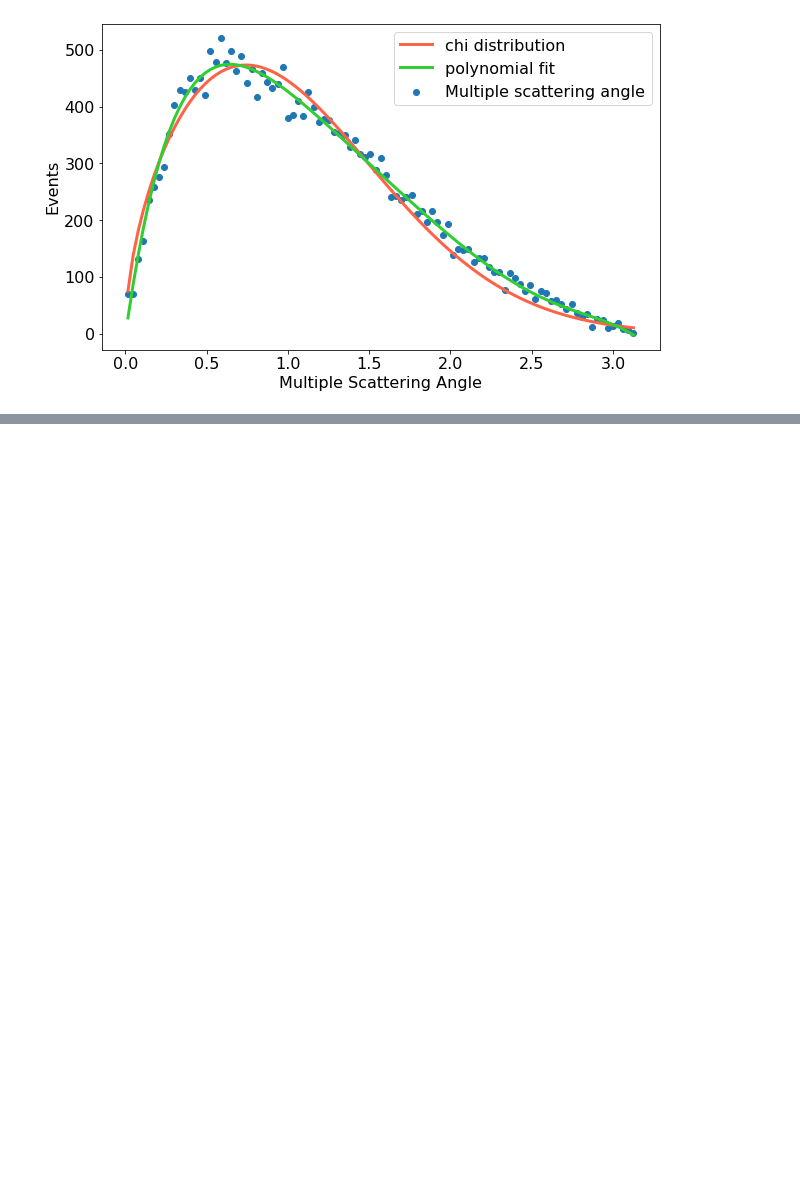
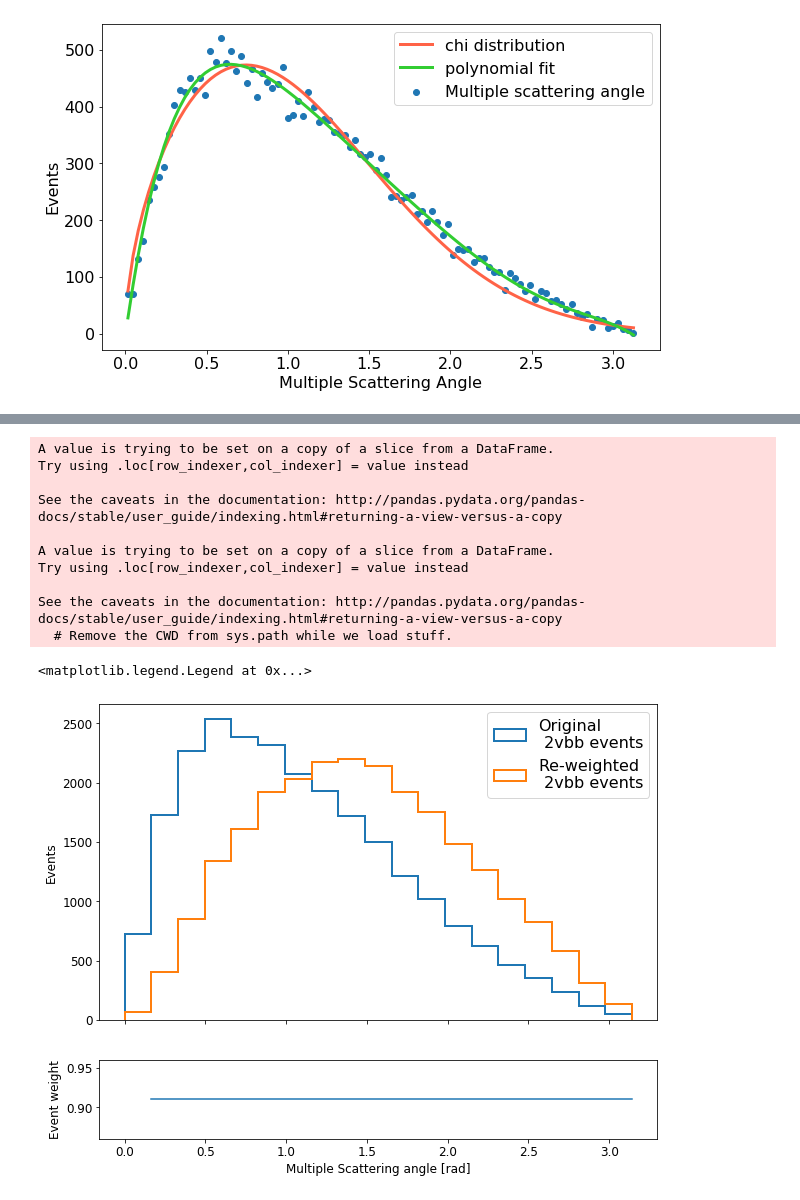
Before and after one commit to k-woodruff/bb2nu, a Jupyter notebook: bb2nu_BG_distribution.ipynb, the cells around one changed output, grey strips where cells are left out. Drawn from its saved outputs; the diff is of its cells as text; code cells hidden in the pictures; blank space fills up the shorter version.

```diff
--- a/bb2nu_BG_distribution.ipynb
+++ b/bb2nu_BG_distribution.ipynb
@@ -562,0 +576,38 @@ plt.legend(loc = 'upper left', fontsize=16)
+# %%
+fig, ax = plt.subplots(nrows=2, figsize=(10,8), sharex=True, gridspec_kw={'height_ratios': [4, 1]})
+
+abins = np.linspace(0,3.14159,20)
+
+syst_unc = 0.1
+slope = 1#-1.6
+
+df_particles_selection['mcs_weight'] = ((1 + syst_unc)*(df_particles_selection['mcs_angle']))
+weight_norm = len(df_particles_selection['event'].unique())/df_particles_selection['mcs_weight'].sum()
+df_particles_selection['mcs_weight'] = df_particles_selection['mcs_weight']*weight_norm
+
+ax[0].hist(df_particles_selection['mcs_angle'], bins=abins, histtype='step', lw=2, label='Original\n 2vbb events');
+ax[0].hist(df_particles_selection['mcs_angle'], weights=df_particles_selection['mcs_weight'], bins=abins, histtype='step', lw=2, label='Re-weighted\n 2vbb events');
+
+ax[1].plot(abins, ((1+syst_unc)*abins)/(abins)*weight_norm)
+
+ax[0].set_ylabel('Events', fontsize=12)
+ax[1].set_ylabel('Event weight', fontsize=12)
+ax[1].set_xlabel('Multiple Scattering angle [rad]', fontsize=12)
+
+ax[0].tick_params(which='major', axis='both', labelsize=12)
+ax[1].tick_params(which='major', axis='both', labelsize=12)
+
+ax[0].legend(loc='upper right', fontsize=16)
+# %% [output]
+A value is trying to be set on a copy of a slice from a DataFrame.
+Try using .loc[row_indexer,col_indexer] = value instead
+
+See the caveats in the documentation: http://pandas.pydata.org/pandas-docs/stable/user_guide/indexing.html#returning-a-view-versus-a-copy
+
+A value is trying to be set on a copy of a slice from a DataFrame.
+Try using .loc[row_indexer,col_indexer] = value instead
+
+See the caveats in the documentation: http://pandas.pydata.org/pandas-docs/stable/user_guide/indexing.html#returning-a-view-versus-a-copy
+  # Remove the CWD from sys.path while we load stuff.
+<matplotlib.legend.Legend at 0x...>
+[figure, added]
```
Also changed, not shown: parts of 5 cells of this notebook.
